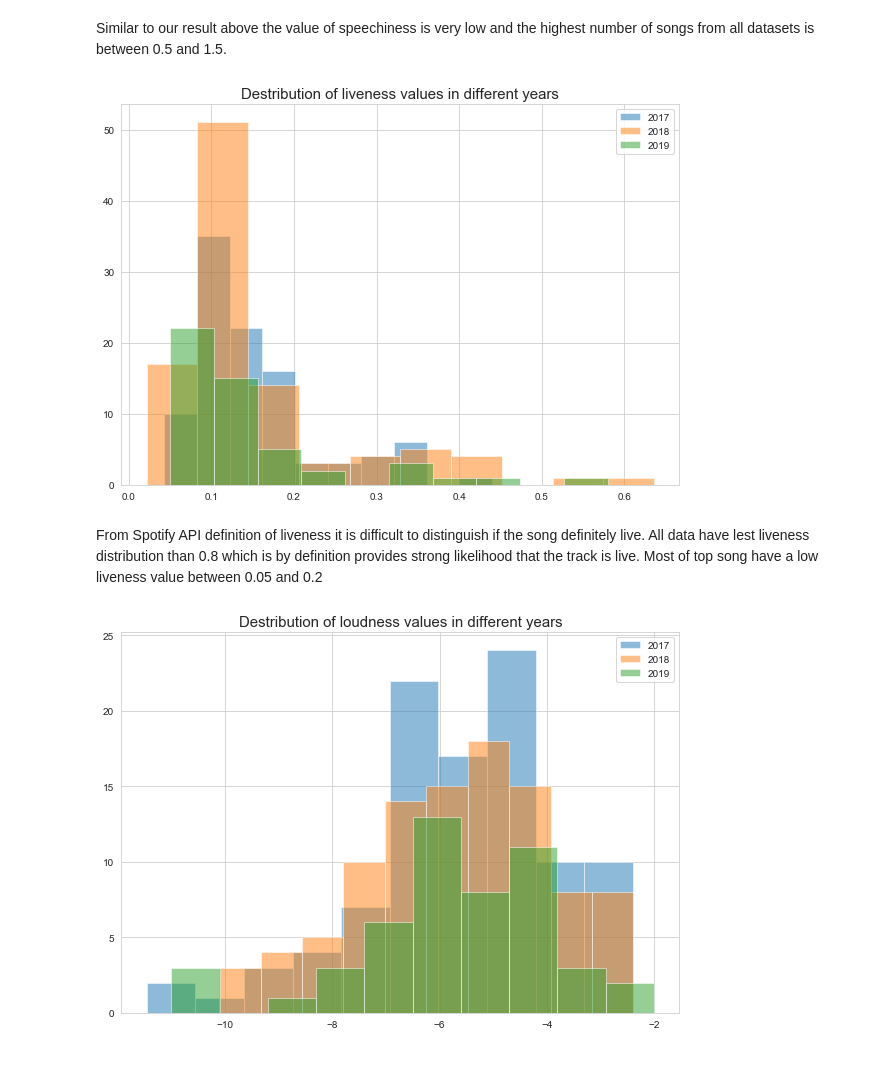
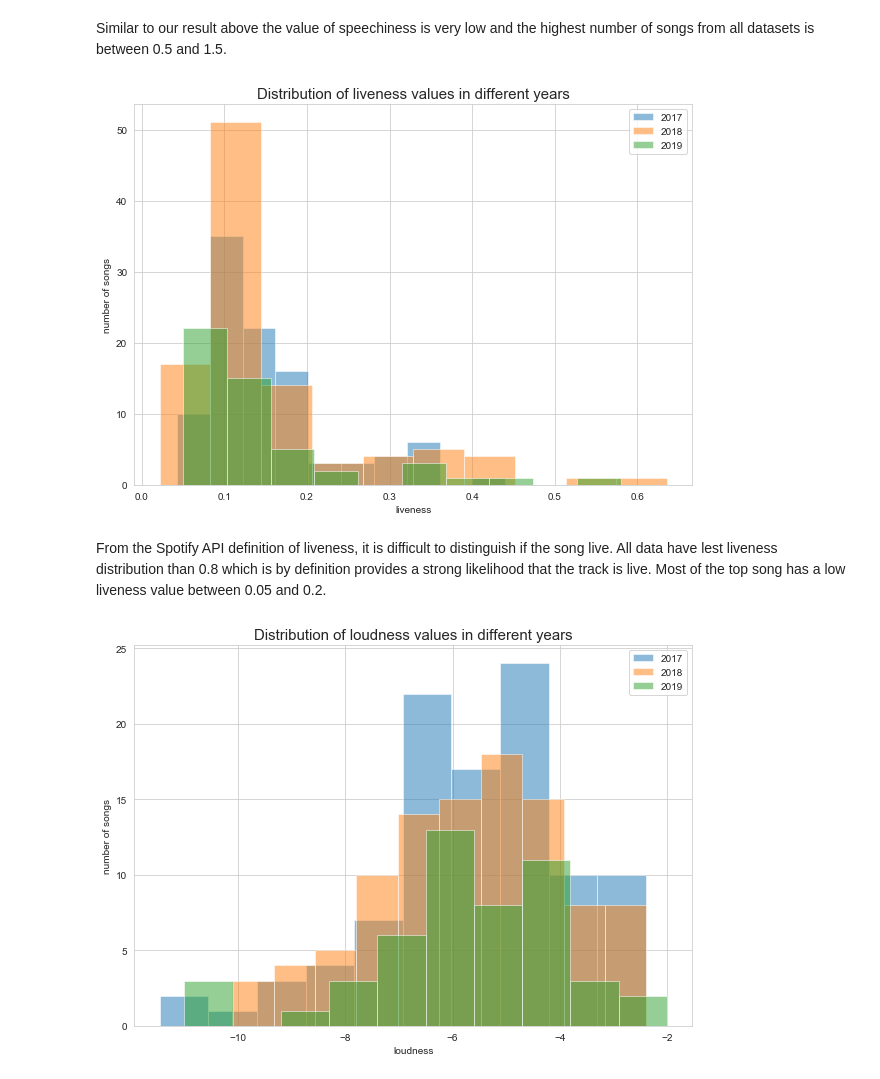
Before and after one commit to fneitzel/DataAnalysisOnMusicPreferences, a Jupyter notebook: exploration/comparison_top_songs_from_2017_18_19.ipynb, the cells around one changed output. Saved outputs shown, nothing was run; the diff lists cells and outputs as text; code cells hidden in the pictures.

```diff
--- a/exploration/comparison_top_songs_from_2017_18_19.ipynb
+++ b/exploration/comparison_top_songs_from_2017_18_19.ipynb
@@ -559,25 +433,29 @@ Similar to our result above the value of speechiness is very low and the highest
 # %%
 # Show distribution of liveness values
 plt.figure(figsize=(10,7))
 plt.hist(top2017.liveness, stacked=True, alpha=0.5, label = "2017")
 plt.hist(top2018.liveness, stacked=True, alpha=0.5, label = "2018")
 plt.hist(top2019.liveness, stacked=True, alpha=0.5, label = "2019")
-plt.title('Destribution of liveness values in different years', fontsize =15)
+plt.title('Distribution of liveness values in different years', fontsize =15)
+plt.xlabel("liveness")
+plt.ylabel("number of songs")
 plt.legend()
 plt.show()
 # %% [output]
-[figure, old version]
+[figure, new version]
 # %% [markdown]
-From Spotify API definition of liveness it is difficult to distinguish if the song definitely live. All data have lest liveness distribution than 0.8 which is by definition provides strong likelihood that the track is live. Most of top song have a low liveness value between 0.05 and 0.2
+From the Spotify API definition of liveness, it is difficult to distinguish if the song live. All data have lest liveness distribution than 0.8 which is by definition provides a strong likelihood that the track is live. Most of the top song has a low liveness value between 0.05 and 0.2.
 # %%
 # Show distribution of loudness values
 plt.figure(figsize=(10,7))
 plt.hist(top2017.loudness, stacked=True, alpha=0.5, label = "2017")
 plt.hist(top2018.loudness, stacked=True, alpha=0.5, label = "2018")
 plt.hist(top2019.loudness, stacked=True, alpha=0.5, label = "2019")
-plt.title('Destribution of loudness values in different years', fontsize =15)
+plt.title('Distribution of loudness values in different years', fontsize =15)
+plt.xlabel("loudness")
+plt.ylabel("number of songs")
 plt.legend()
 plt.show()
 # %% [output]
-[figure, old version]
+[figure, new version]
 # %% [markdown]
```
Also changed, not shown: parts of 34 cells of this notebook.
